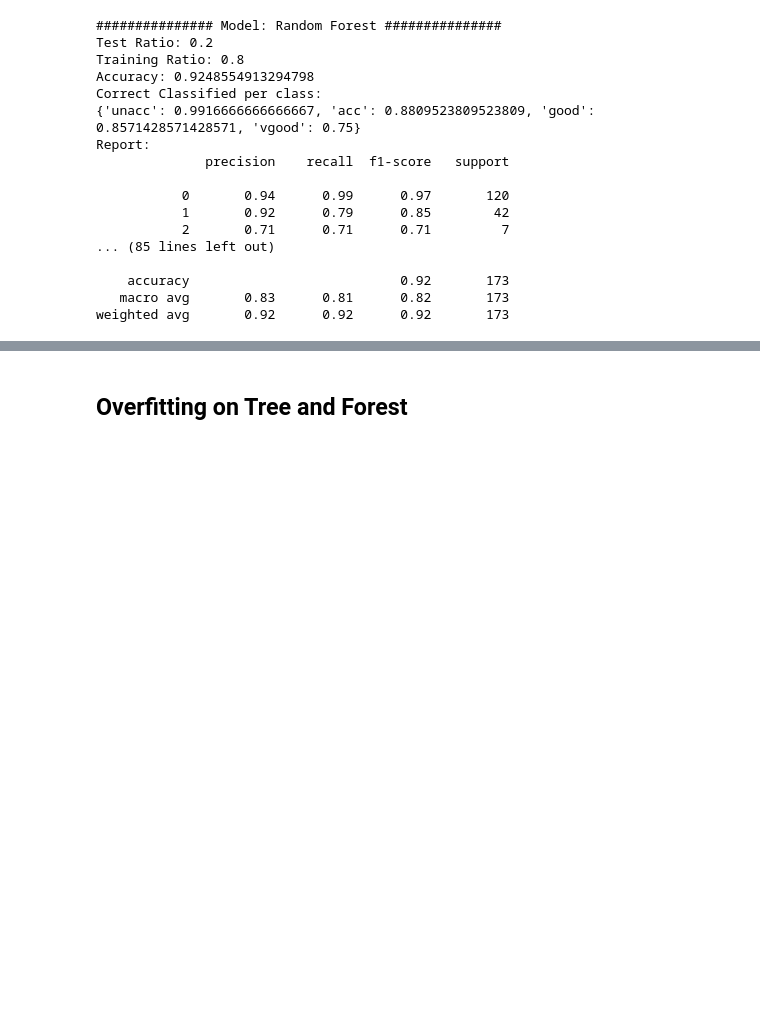
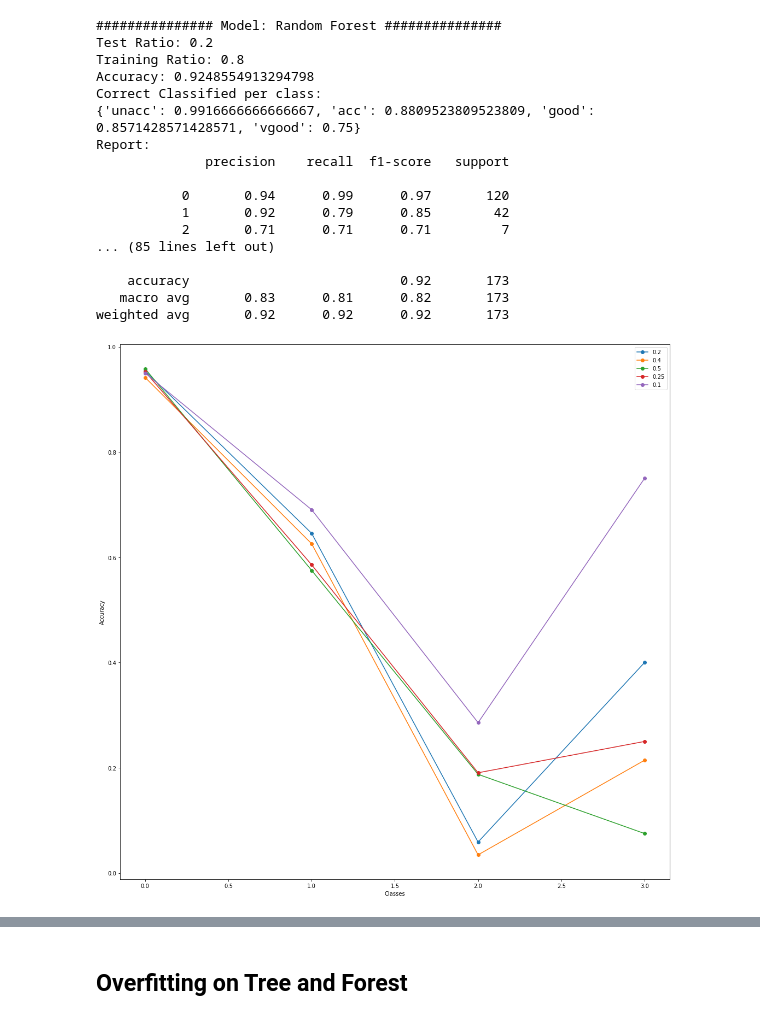
Before and after one commit to hchen98/DTSC710-ML, a Jupyter notebook: Project Assignment 1/code.ipynb, the cells around one changed output, grey strips where cells are left out. Drawn from its saved outputs; the diff is of its cells as text; code cells hidden in the pictures; blank space fills up the shorter version.

Commit message:
update: add new metrics to the decision tree and random forest

```diff
--- a/Project Assignment 1/code.ipynb
+++ b/Project Assignment 1/code.ipynb
@@ -323,6 +300,3 @@ X_train.shape
 y_test.shape
 # %% [output]
 (173,)
-# %%
-for item in y_test:
-    print(item, end="\n")
@@ -383,13 +354,15 @@ for ratio_item in train_test_set:
     test_yhat = gnb.predict(ratio_item['X_test'])
 
     # confusion matrix plotting data
-    disp = plot_confusion_matrix(gnb, ratio_item['X_test'], ratio_item['y_test'])
+#     disp = plot_confusion_matrix(gnb, ratio_item['X_test'], ratio_item['y_test'])
+#     disp.plot()
 
     accuracy = accuracy_score(ratio_item['y_test'], test_yhat)
 
     report = classification_report(ratio_item['y_test'], test_yhat)
 
     naiveBayes_model.append({
+        "model": "nb",
         "test_ratio": train_test_ratio[r],
         "test_yhat": test_yhat,
         "report": report,
@@ -429,14 +402,16 @@ for ratio_item in train_test_set:
     })
 
 
-    plot_tree(tree_cl)
+#     plot_tree(tree_cl)
     disp = plot_confusion_matrix(tree_cl, ratio_item['X_test'], ratio_item['y_test'])
+    disp.plot()
 
     accuracy = accuracy_score(ratio_item['y_test'], test_yhat)
 
     report = classification_report(ratio_item['y_test'], test_yhat)
 
     decisionTree_model.append({
+        "model": "tree",
         "test_ratio": train_test_ratio[r],
         "test_yhat": test_yhat,
         "train_yhat": train_yhat,
@@ -545,8 +520,9 @@ for ratio in train_test_set:
     print("At ratio of {} with 4 tree is {} % accuracy".format(train_test_ratio[r], accuracy))
 
     randomForest_model.append({
+        "model": "forest",
         "test_ratio": train_test_ratio[r],
-        "train_yhat": train_yhat,
+        "test_yhat": test_yhat,
         "train_yhat": train_yhat,
         "report": report,
         # "y_pred_compare": np.concatenate((y_pred.reshape(len(y_pred), 1), ratio_item['y_test'].reshape(len(ratio_item['y_test']), 1)), axis=1),
@@ -706,3 +684,24 @@ Report:
     accuracy                           0.92       173
    macro avg       0.83      0.81      0.82       173
 weighted avg       0.92      0.92      0.92       173
+# %%
+def plot_class_pred(model_list, fig_type):
+
+    if fig_type == "accuracy":
+        fig = plt.figure(figsize=(18, 18))
+        for model in model_list:
+            temp = model['correct_classified_per_class']
+            x = list()
+            y = np.arange(0.2, 1.0, 0.2)
+            for k, v in temp.items():
+                x.append(v)
+#             name = str(model['test_ratio'])
+            plt.plot(x, "-o", label=model['test_ratio'])
+            plt.ylabel("Accuracy")
+            plt.xlabel("Classes")
+        plt.legend()
+        plt.show()
+# %%
+plot_class_pred(naiveBayes_model, "accuracy")
+# %% [output]
+[figure, added]
```
Also changed, not shown: parts of 14 cells of this notebook.
